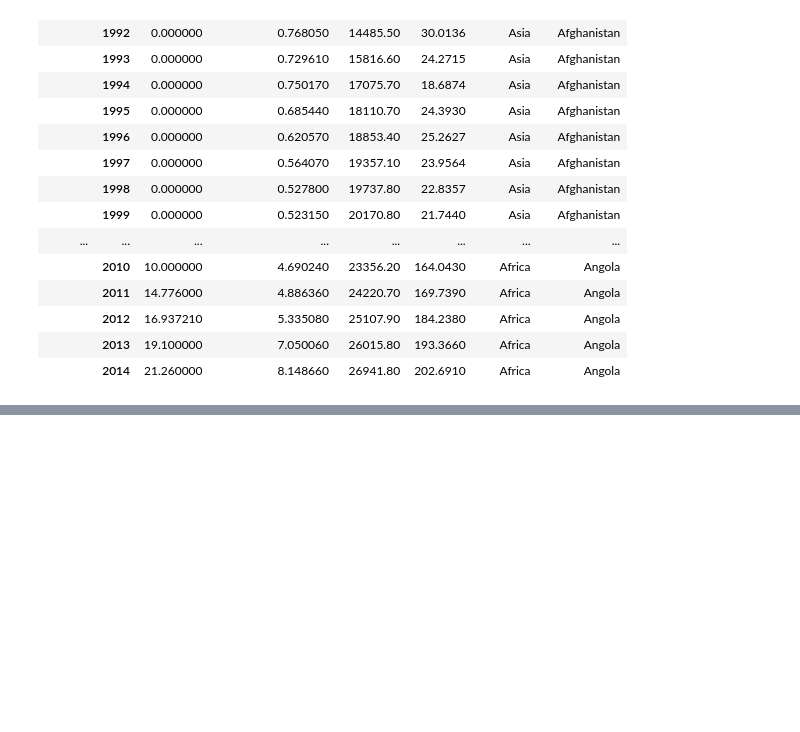
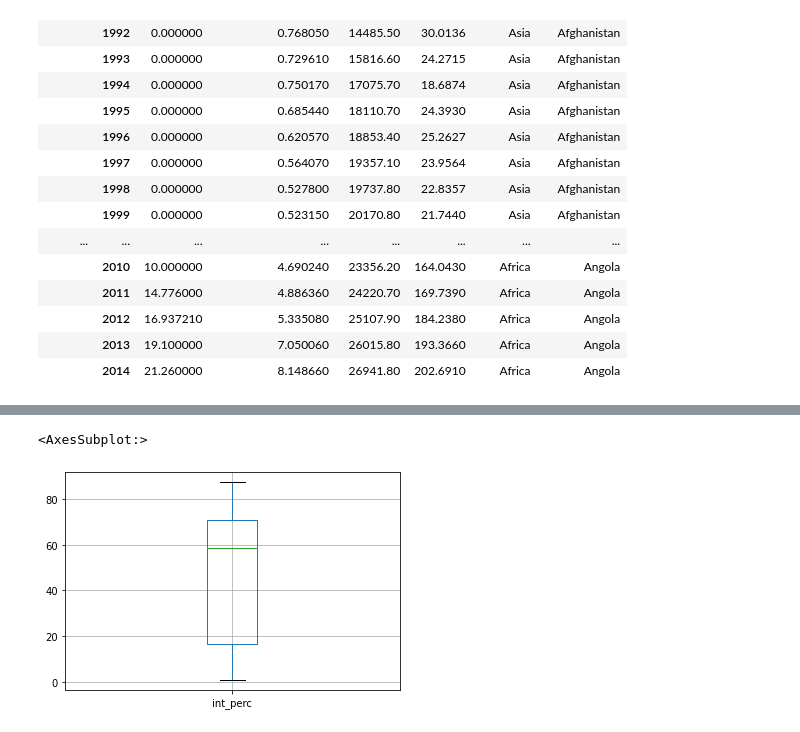
Before and after one commit to meester600/Springboard, a Jupyter notebook: Internet Capstone Project/Modeling.ipynb, the cells around one changed output, grey strips where cells are left out. Cells and saved outputs as stored; diff of their text form; code cells hidden in the pictures; blank space fills up the shorter version.

```diff
--- a/Internet Capstone Project/Modeling.ipynb
+++ b/Internet Capstone Project/Modeling.ipynb
@@ -56,0 +62,3 @@ df.head(100)
+# %%
+usa = df.loc['USA']
+usa
@@ -56,0 +84,5 @@ df.head(100)
+# %%
+usa[['int_perc']].boxplot()
+# %% [output]
+<AxesSubplot:>
+[figure, added]
```
Also changed, not shown: parts of 4 cells of this notebook.
